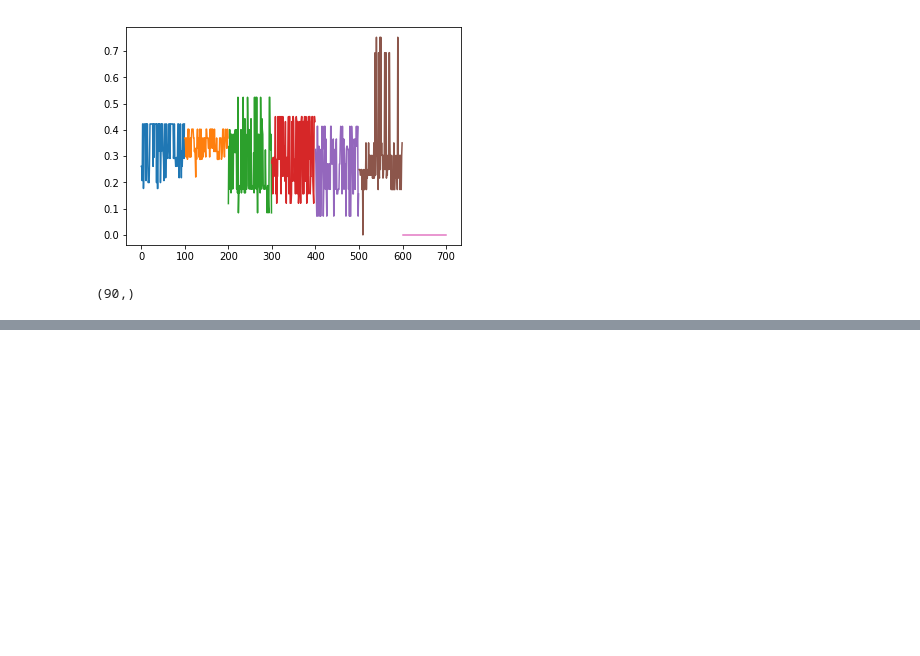
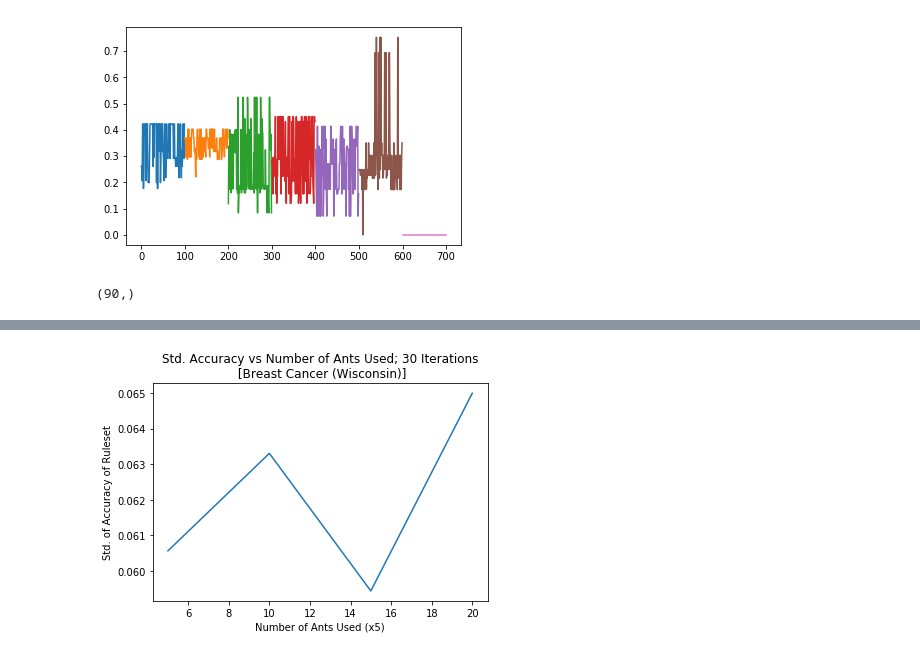
Before and after one commit to jzerez/swarm_classification, a Jupyter notebook: code/First_Pass-JZ.ipynb, the cells around one changed output, grey strips where cells are left out. Cells and saved outputs as stored; diff of their text form; code cells hidden in the pictures; blank space fills up the shorter version.

```diff
--- a/code/First_Pass-JZ.ipynb
+++ b/code/First_Pass-JZ.ipynb
@@ -437,0 +541,8 @@ list(range(1,10))
+# %%
+plt.plot(num_ants_vec,  [np.std(a) for a in all_accuracies])
+plt.title('Std. Accuracy vs Number of Ants Used; 30 Iterations\n [Breast Cancer (Wisconsin)]')
+plt.xlabel('Number of Ants Used (x5)')
+plt.ylabel('Std. of Accuracy of Ruleset')
+plt.show()
+# %% [output]
+[figure, added]
```
Also changed, not shown: parts of 13 cells of this notebook, 1 other file.
